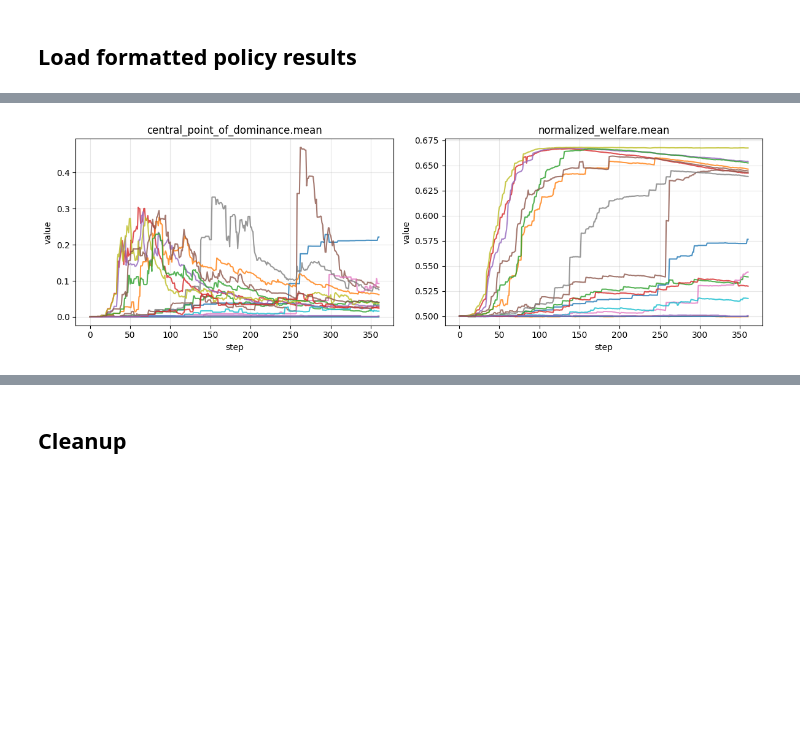
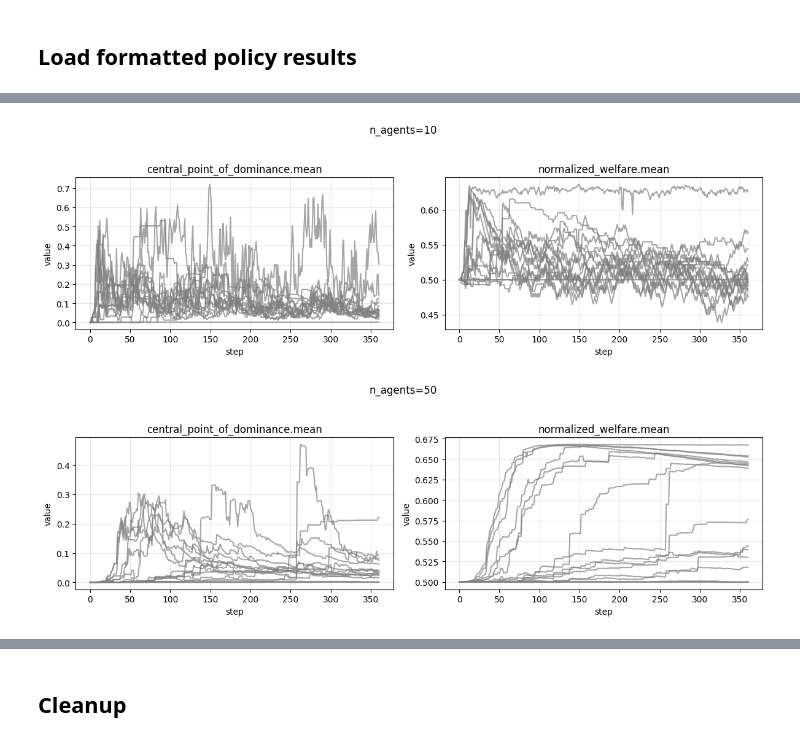
Before and after one commit to hdahmou/Network_creation, a Jupyter notebook: notebooks/policy_task_run.ipynb, the cells around one changed output, grey strips where cells are left out. Cells and saved outputs as stored; diff of their text form; code cells hidden in the pictures; blank space fills up the shorter version.

```diff
--- a/notebooks/policy_task_run.ipynb
+++ b/notebooks/policy_task_run.ipynb
@@ -143,25 +171,35 @@ output_labels = policy_results.outputs["labels"]
 # %%
 timeseries = output_tensors["timeseries"]
-observables = output_labels["observable"]
-steps = output_labels["step"]
+success = status_tensors["success"]
+observables = tuple(output_labels["observable"])
+steps = np.asarray(output_labels["step"])
+n_agents_values = np.asarray(output_labels["n_agents"])
+parameter_rows = np.asarray(output_labels["parameter_row"])
 
-fig, axes = plt.subplots(1, len(observables), figsize=(12, 4), sharex=True)
-axes = np.atleast_1d(axes)
-for observable_index, observable_name in enumerate(observables):
-    for row_index, sample_idx in enumerate(input_index):
-        axes[observable_index].plot(
-            steps,
-            timeseries[row_index, observable_index],
-            alpha=0.8,
-            label=f"sample {int(sample_idx)}",
-        )
-    axes[observable_index].set_title(str(observable_name))
-    axes[observable_index].set_xlabel("step")
-    axes[observable_index].set_ylabel("value")
-    axes[observable_index].grid(alpha=0.3)
+for n_agents_index, n_agents in enumerate(n_agents_values):
+    fig, axes = plt.subplots(1, len(observables), figsize=(12, 4), sharex=True)
+    axes = np.atleast_1d(axes)
+    for observable_index, observable_name in enumerate(observables):
+        for parameter_row_index, parameter_row in enumerate(parameter_rows):
+            if not success[n_agents_index, parameter_row_index]:
+                continue
+            axes[observable_index].plot(
+                steps,
+                timeseries[n_agents_index, parameter_row_index, observable_index],
+                alpha=0.7,
+                label=f"row={int(parameter_row)}",
+                c="gray",
+            )
+        axes[observable_index].set_title(str(observable_name))
+        axes[observable_index].set_xlabel("step")
+        axes[observable_index].set_ylabel("value")
+        axes[observable_index].grid(alpha=0.3)
 
-plt.tight_layout()
-plt.show()
+    fig.suptitle(f"n_agents={int(n_agents)}")
+    handles, labels = axes[0].get_legend_handles_labels()
+    plt.tight_layout(rect=(0, 0, 1, 0.94))
+    plt.show()
 # %% [output]
-[figure, old version]
+[figure, new version]
+[figure, added]
 # %%
```
Also changed, not shown: parts of 5 cells of this notebook, 20 other files.
